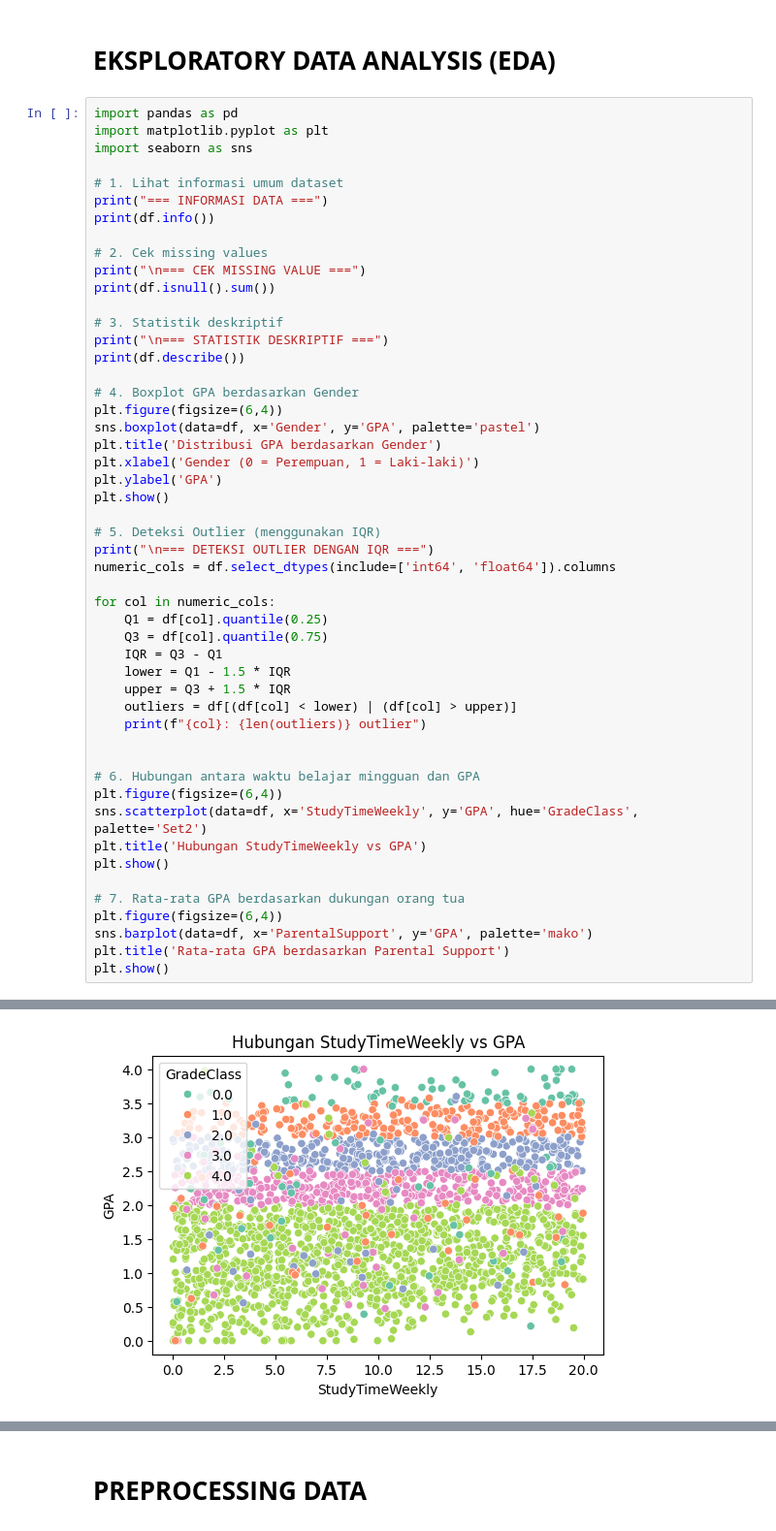
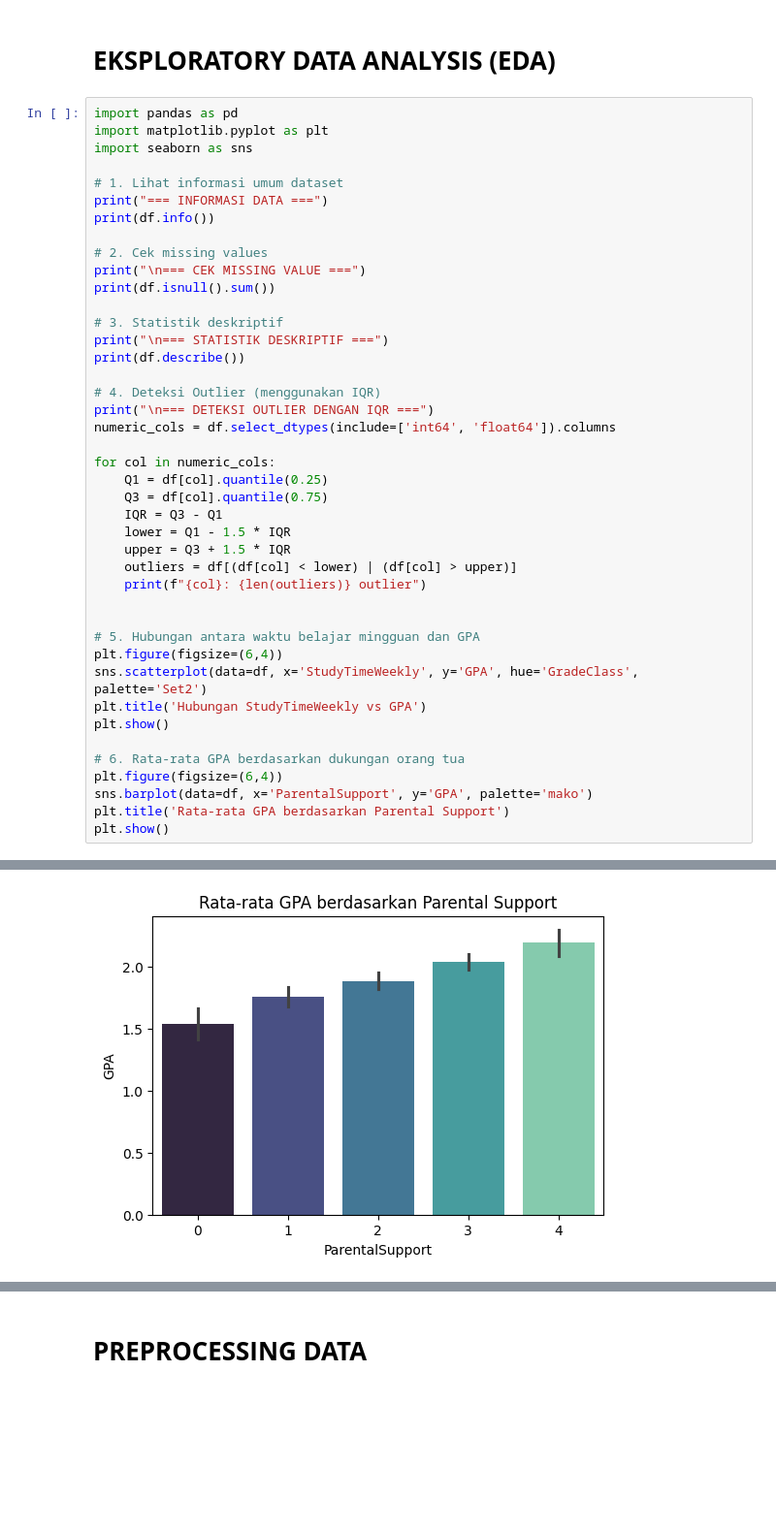
Before and after one commit to RandiBro234/Machine-Learning-Workflow-, a Jupyter notebook: Machine_Learning_Workflow.ipynb, the cells around one changed output, grey strips where cells are left out. Shown: that part at 97% size. Saved outputs shown, nothing was run; the diff lists cells and outputs as text; blank space fills up the shorter version.

```diff
--- a/Machine_Learning_Workflow.ipynb
+++ b/Machine_Learning_Workflow.ipynb
@@ -48,15 +48,7 @@ print(df.isnull().sum())
 print("\n=== STATISTIK DESKRIPTIF ===")
 print(df.describe())
 
-# 4. Boxplot GPA berdasarkan Gender
-plt.figure(figsize=(6,4))
-sns.boxplot(data=df, x='Gender', y='GPA', palette='pastel')
-plt.title('Distribusi GPA berdasarkan Gender')
-plt.xlabel('Gender (0 = Perempuan, 1 = Laki-laki)')
-plt.ylabel('GPA')
-plt.show()
-
-# 5. Deteksi Outlier (menggunakan IQR)
+# 4. Deteksi Outlier (menggunakan IQR)
 print("\n=== DETEKSI OUTLIER DENGAN IQR ===")
 numeric_cols = df.select_dtypes(include=['int64', 'float64']).columns
 
@@ -70,13 +62,13 @@ for col in numeric_cols:
     print(f"{col}: {len(outliers)} outlier")
 
 
-# 6. Hubungan antara waktu belajar mingguan dan GPA
+# 5. Hubungan antara waktu belajar mingguan dan GPA
 plt.figure(figsize=(6,4))
 sns.scatterplot(data=df, x='StudyTimeWeekly', y='GPA', hue='GradeClass', palette='Set2')
 plt.title('Hubungan StudyTimeWeekly vs GPA')
 plt.show()
 
-# 7. Rata-rata GPA berdasarkan dukungan orang tua
+# 6. Rata-rata GPA berdasarkan dukungan orang tua
 plt.figure(figsize=(6,4))
 sns.barplot(data=df, x='ParentalSupport', y='GPA', palette='mako')
 plt.title('Rata-rata GPA berdasarkan Parental Support')
@@ -122 +98 @@ GradeClass: 0 outlier
-[figure, old version]
+[figure, new version]
```
Also changed, not shown: parts of 1 cell of this notebook.
